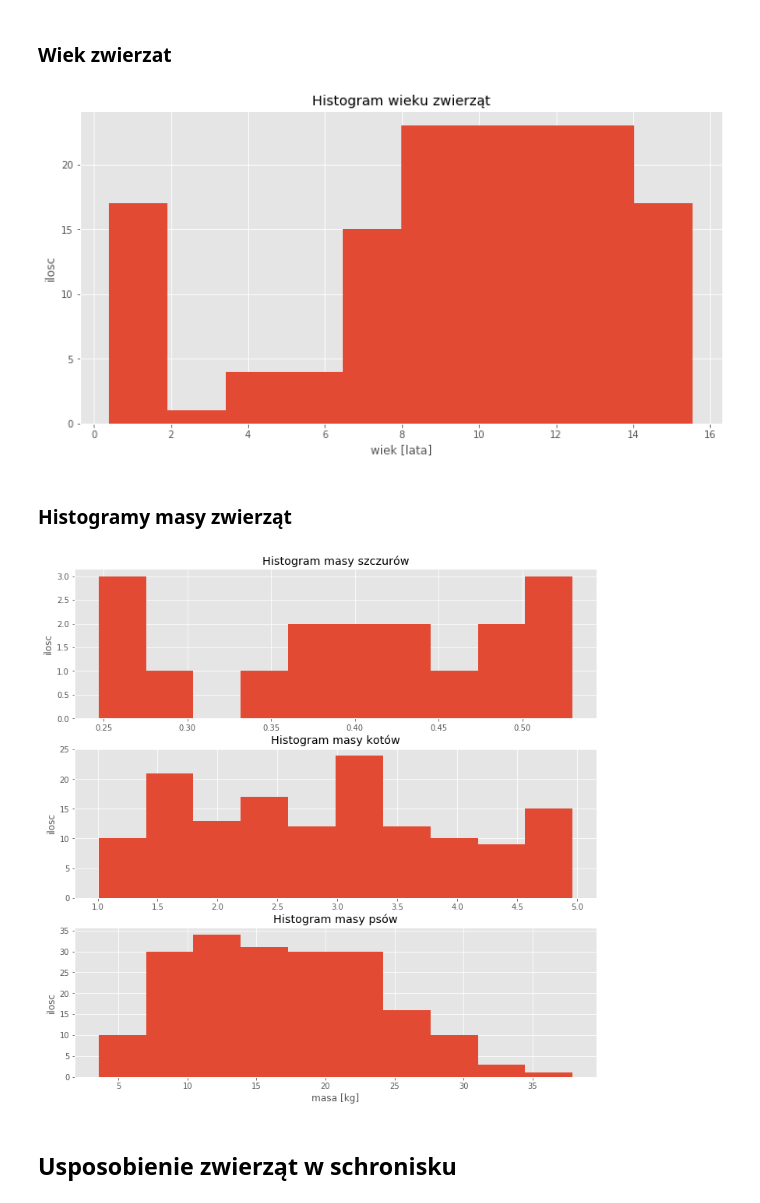
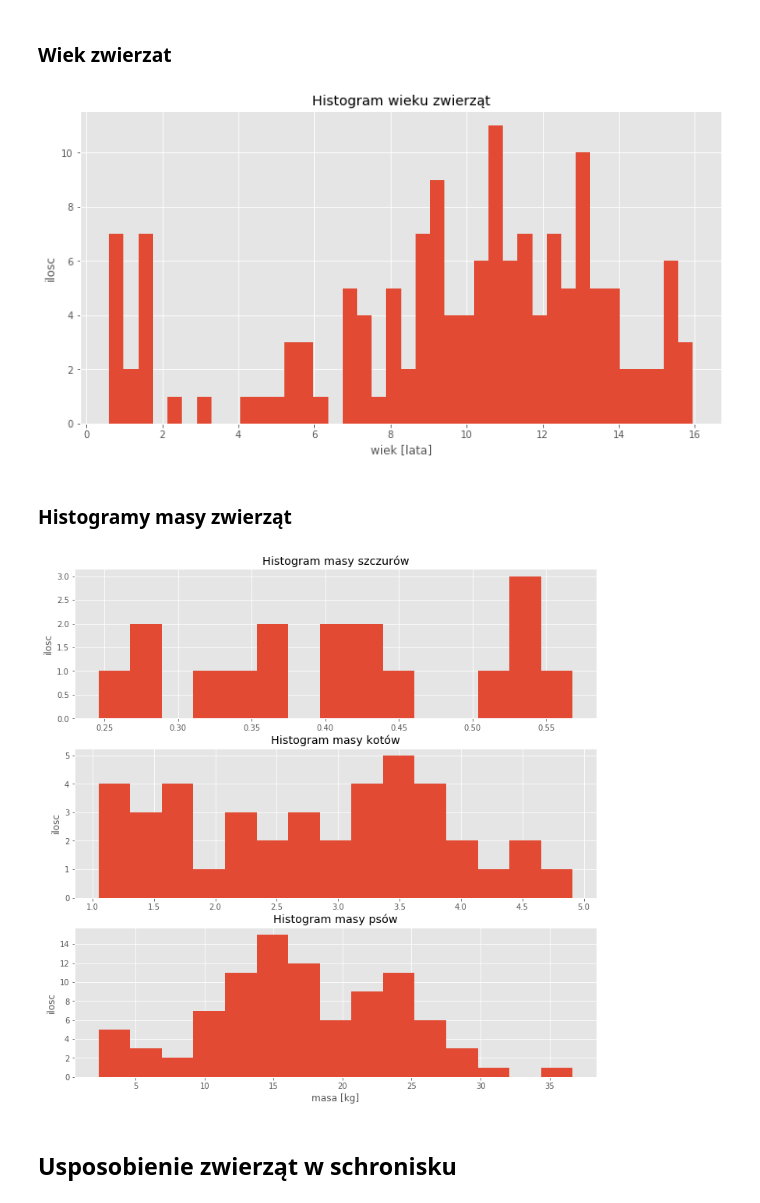
Before and after one commit to Karosemi/Dogs_and_cats, a Jupyter notebook: Dane_dla_schroniska.ipynb, the cells around one changed output. Saved outputs shown, nothing was run; the diff lists cells and outputs as text; code cells hidden in the pictures.

```diff
--- a/Dane_dla_schroniska.ipynb
+++ b/Dane_dla_schroniska.ipynb
@@ -1407,11 +1413,11 @@ for i in range(len_dog+len_ad, len_dog+len_ad+len_d):
     dog_info['gatunek'] = umaszczenie[1]
 
     if dog_info['masa']>=20:
-        dog_info['ID_opiekuna'] = [pr_id[0]]
+        dog_info['ID_opiekuna'] = pr_id[0]
         dog_info['blok'] = 'A_'+str(k)
         k += 1
     else:
-        dog_info['ID_opiekuna'] = [pr_id[1]]
+        dog_info['ID_opiekuna'] = pr_id[1]
         dog_info['blok'] = 'B_'+str(l)
         l += 1
 
@@ -1503,7 +1509,7 @@ for i in range(len_dog+len_ad, len_dog+len_ad+len_d):
     dog_info['umaszczenie']=umaszczenie[0]
     dog_info['gatunek'] = umaszczenie[1]
 
-    dog_info['ID_opiekuna'] = [pr_id[3]]
+    dog_info['ID_opiekuna'] = pr_id[3]
     if i%3==0:
         dog_info['blok'] = 'C_'+str(i//3)
         k = i
@@ -1718,0 +1730,11 @@ df_hist.head()
+# %%
+mydb = mysql.connector.connect(
+  host="localhost",
+  user="root",
+  passwd="Cart2polfunc",
+  database = "Schronisko"
+)
+
+mycursor = mydb.cursor()
+#mycursor.execute("CREATE DATABASE Schronisko_zwierz")
+engine = create_engine('mysql+mysqlconnector://root:Cart2polfunc@localhost/Schronisko', echo=False)
@@ -1728,3 +1801,8 @@ df_schr = pd.read_csv('./dane/zwierz_schr.csv')
+# %%
+df_info = pd.read_sql('SELECT * FROM Zwierzeta', engine)
+df_byle = pd.read_sql('SELECT * FROM Zwierz_byle', engine)
+df_wol = pd.read_sql('SELECT * FROM Wolontariusze', engine)
+df_schr = pd.read_sql('SELECT * FROM Zwierz_schr', engine)
 # %% [markdown]
 ## Ilość zwierząt w schronisku
 # %%
@@ -1839,10 +1917,10 @@ for i in range(len(daty_ur)):
     wiek.append(timeu)
 # %%
 plt.figure(figsize = (12,6))
-plt.hist(wiek)
+plt.hist(wiek, bins=40)
 plt.xlabel('wiek [lata]')
 plt.ylabel('ilosc')
 plt.title('Histogram wieku zwierząt')
 plt.show()
 # %% [output]
-[figure, old version]
+[figure, new version]
@@ -1858,21 +1938,21 @@ psy = psy['masa'].values
 # %%
 plt.figure(figsize = (12,12))
 plt.subplot(311)
-plt.hist(szczury)
+plt.hist(szczury, bins = 15)
 plt.ylabel('ilosc')
 plt.title('Histogram masy szczurów')
 plt.subplot(312)
-plt.hist(koty)
+plt.hist(koty, bins = 15)
 plt.ylabel('ilosc')
 plt.title('Histogram masy kotów')
 plt.subplot(313)
-plt.hist(psy)
+plt.hist(psy, bins = 15)
 plt.xlabel('masa [kg]')
 plt.ylabel('ilosc')
 plt.title('Histogram masy psów')
 plt.show()
 # %% [output]
-[figure, old version]
+[figure, new version]
 # %% [markdown]
 ## Usposobienie zwierząt w schronisku
 # %%
```
Also changed, not shown: parts of 60 cells of this notebook.
